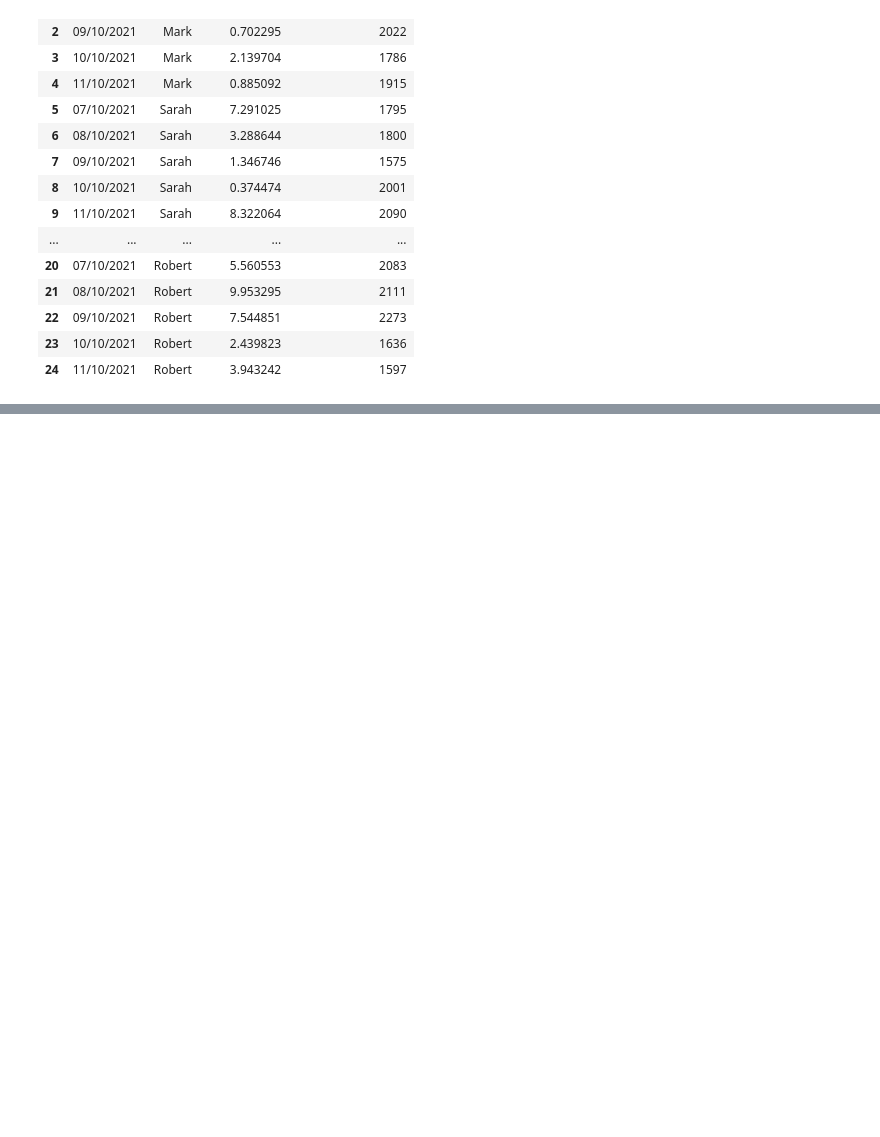
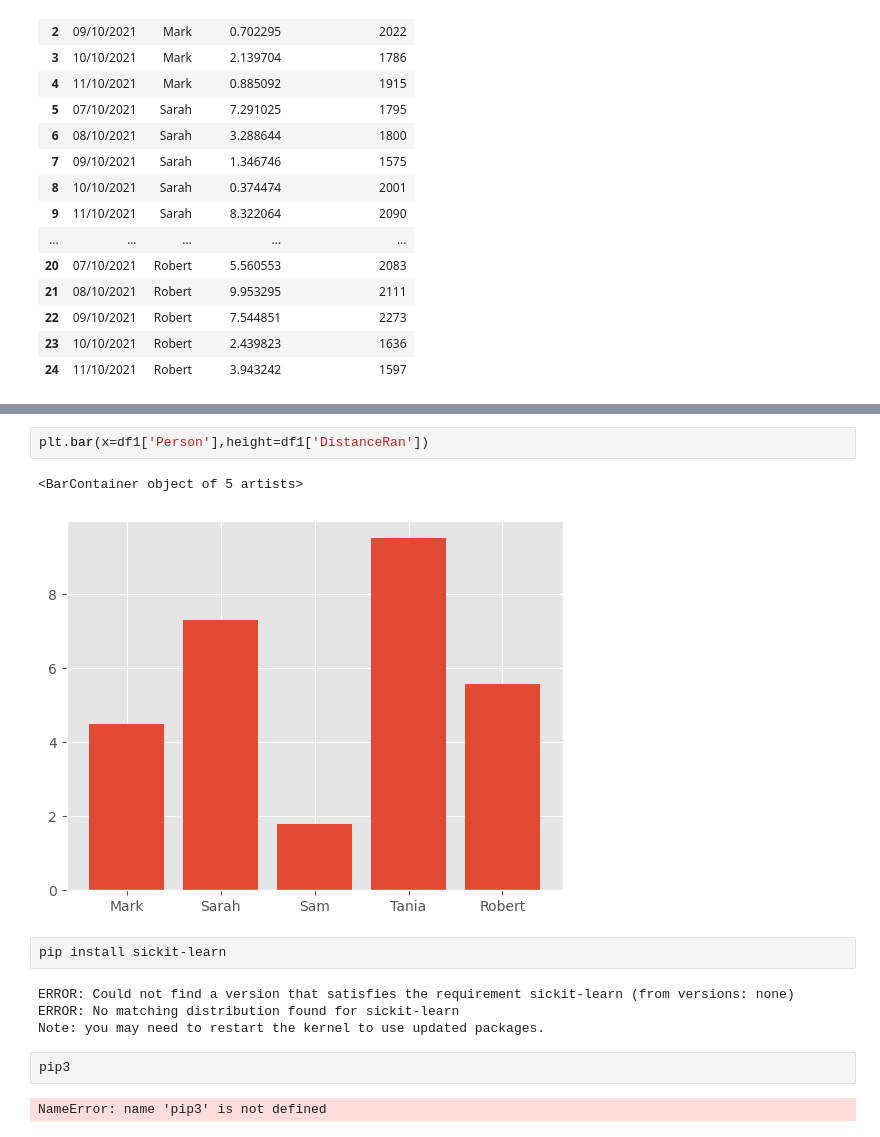
Before and after one commit to Geetansh1312/Project2, a Jupyter notebook: Untitled3.ipynb, the cells around one changed output, grey strips where cells are left out. Drawn from its saved outputs; the diff is of its cells as text; blank space fills up the shorter version.

```diff
--- a/Untitled3.ipynb
+++ b/Untitled3.ipynb
@@ -31,0 +92,15 @@ df
+# %%
+plt.bar(x=df1['Person'],height=df1['DistanceRan'])
+# %% [output]
+<BarContainer object of 5 artists>
+[figure, added]
+# %%
+pip install sickit-learn
+# %% [output]
+ERROR: Could not find a version that satisfies the requirement sickit-learn (from versions: none)
+ERROR: No matching distribution found for sickit-learn
+Note: you may need to restart the kernel to use updated packages.
+# %%
+pip3
+# %% [output]
+NameError: name 'pip3' is not defined
```
Also changed, not shown: parts of 23 cells of this notebook, 2 other files.
